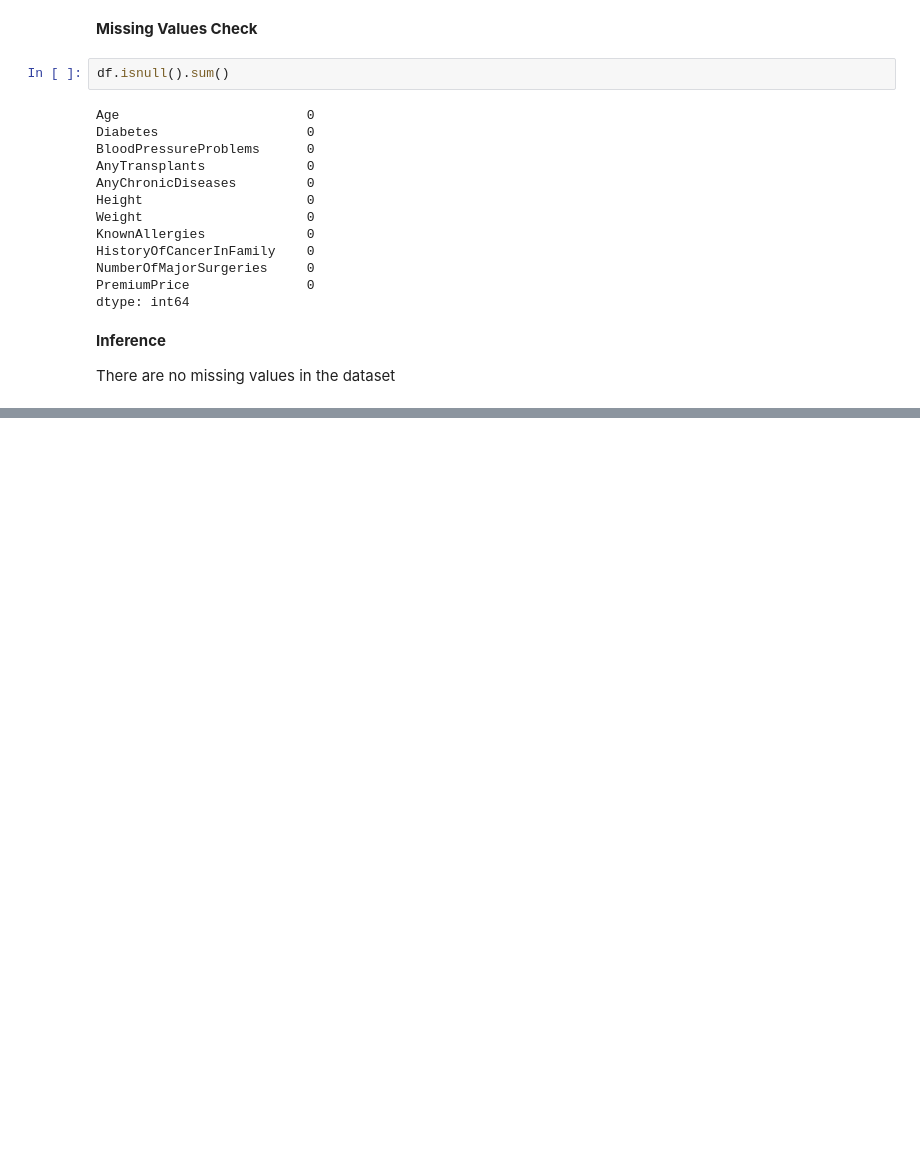
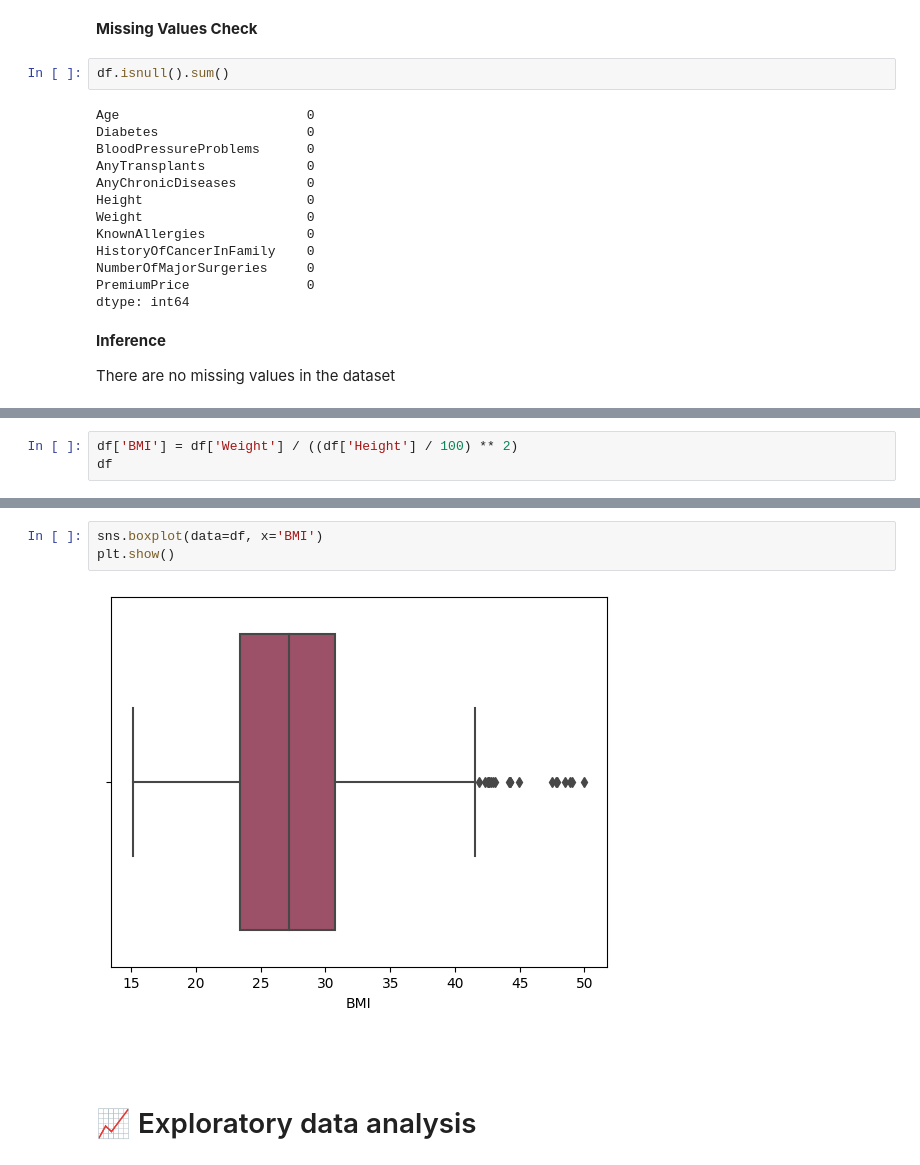
Before and after one commit to RahulHipparkar/Insurance-Premium-Prediction, a Jupyter notebook: insurance-premium-prediction.ipynb, the cells around one changed output, grey strips where cells are left out. Saved outputs shown, nothing was run; the diff lists cells and outputs as text; blank space fills up the shorter version.

```diff
--- a/insurance-premium-prediction.ipynb
+++ b/insurance-premium-prediction.ipynb
@@ -190,0 +220,3 @@ There are no missing values in the dataset
+# %%
+df['BMI'] = df['Weight'] / ((df['Height'] / 100) ** 2)
+df
@@ -190,0 +237,9 @@ There are no missing values in the dataset
+# %%
+sns.boxplot(data=df, x='BMI')
+plt.show()
+# %% [output]
+[figure, added]
+# %% [markdown]
+##
+# %% [markdown]
+# 📈 Exploratory data analysis
```
Also changed, not shown: parts of 10 cells of this notebook.
